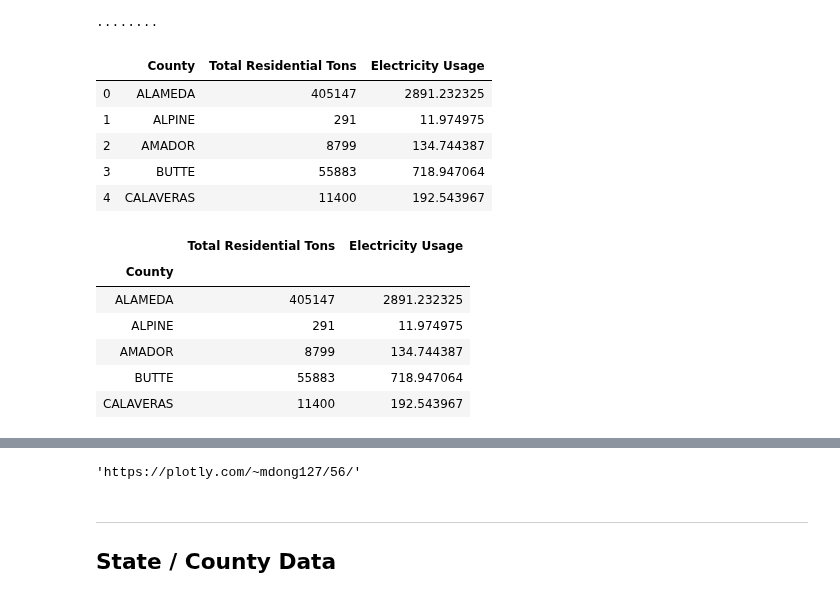
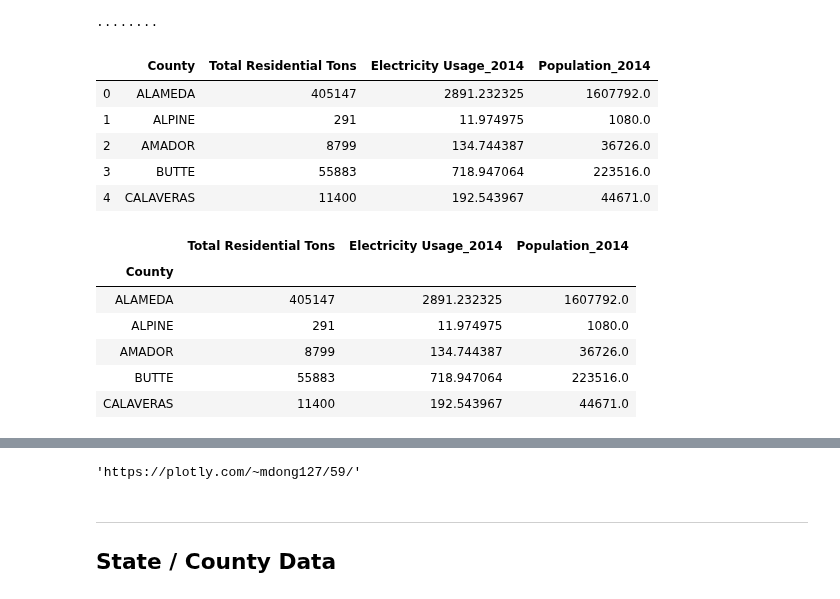
Before and after one commit to matthew-y-dong/ca-waste, a Jupyter notebook: eda/waste-data-eda.ipynb, the cells around one changed output, grey strips where cells are left out. Cells and saved outputs as stored; diff of their text form; code cells hidden in the pictures.

```diff
--- a/eda/waste-data-eda.ipynb
+++ b/eda/waste-data-eda.ipynb
@@ -11,23 +11,23 @@ chart_studio.tools.set_credentials_file(username=username, api_key=api_key)
 # %% [output]
 ········
 # %%
-waste_electricity_df = pd.read_csv("../data/complete_features_df.csv")
-waste_electricity_df.head()
+complete_feature_df = pd.read_csv("../data/complete_feature_df.csv")
+complete_feature_df.head()
 # %% [output]
-|  | County | Total Residential Tons | Electricity Usage |
-| 0 | ALAMEDA | 405147 | 2891.232325 |
-| 1 | ALPINE | 291 | 11.974975 |
-| 2 | AMADOR | 8799 | 134.744387 |
-| 3 | BUTTE | 55883 | 718.947064 |
-| 4 | CALAVERAS | 11400 | 192.543967 |
+|  | County | Total Residential Tons | Electricity Usage_2014 | Population_2014 |
+| 0 | ALAMEDA | 405147 | 2891.232325 | 1607792.0 |
+| 1 | ALPINE | 291 | 11.974975 | 1080.0 |
+| 2 | AMADOR | 8799 | 134.744387 | 36726.0 |
+| 3 | BUTTE | 55883 | 718.947064 | 223516.0 |
+| 4 | CALAVERAS | 11400 | 192.543967 | 44671.0 |
 # %%
-waste_electricity_df.groupby("County").agg("mean").head()
+complete_feature_df.groupby("County").agg("mean").head()
 # %% [output]
-|  | Total Residential Tons | Electricity Usage |
-| County |  |  |
-| ALAMEDA | 405147 | 2891.232325 |
-| ALPINE | 291 | 11.974975 |
-| AMADOR | 8799 | 134.744387 |
-| BUTTE | 55883 | 718.947064 |
-| CALAVERAS | 11400 | 192.543967 |
+|  | Total Residential Tons | Electricity Usage_2014 | Population_2014 |
+| County |  |  |  |
+| ALAMEDA | 405147 | 2891.232325 | 1607792.0 |
+| ALPINE | 291 | 11.974975 | 1080.0 |
+| AMADOR | 8799 | 134.744387 | 36726.0 |
+| BUTTE | 55883 | 718.947064 | 223516.0 |
+| CALAVERAS | 11400 | 192.543967 | 44671.0 |
 # %%
@@ -45,9 +46,9 @@ fig.show()
 # %% [output]
 [interactive output not drawn]
 # %%
-py.plot(fig, filename = 'Waste-vs-Energy', auto_open=True)
+py.plot(fig, filename = 'Waste-vs-Energy-Population', auto_open=True)
 # %% [output]
-'https://plotly.com/~mdong127/56/'
+'https://plotly.com/~mdong127/59/'
 # %% [markdown]
 ---
 
```
Also changed, not shown: parts of 1 cell of this notebook, 1 other file.
